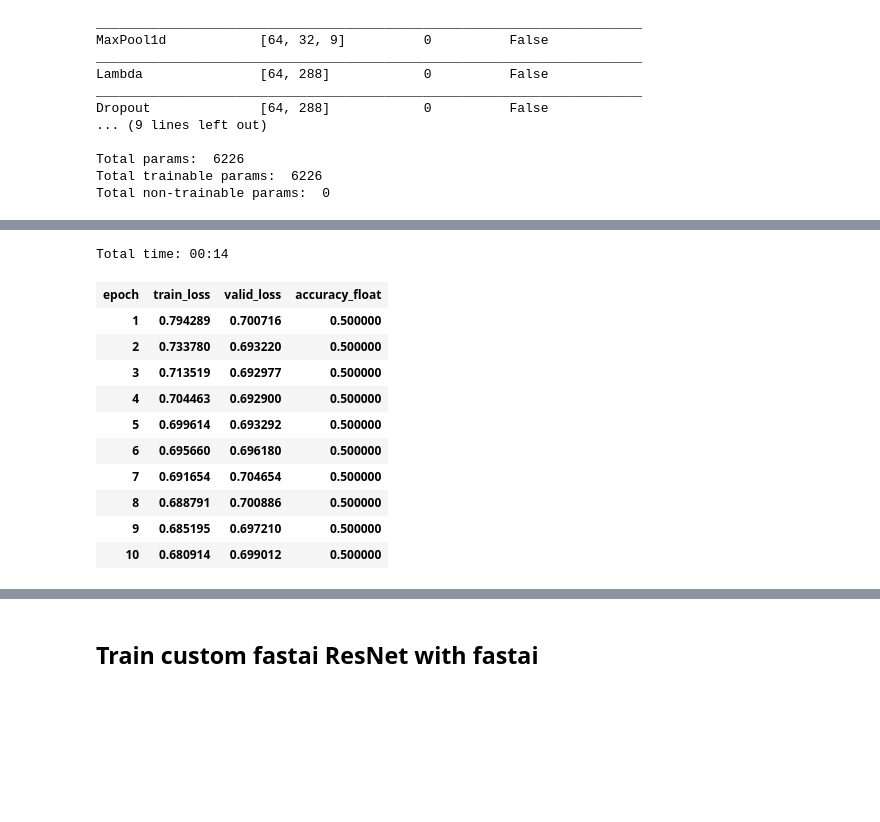
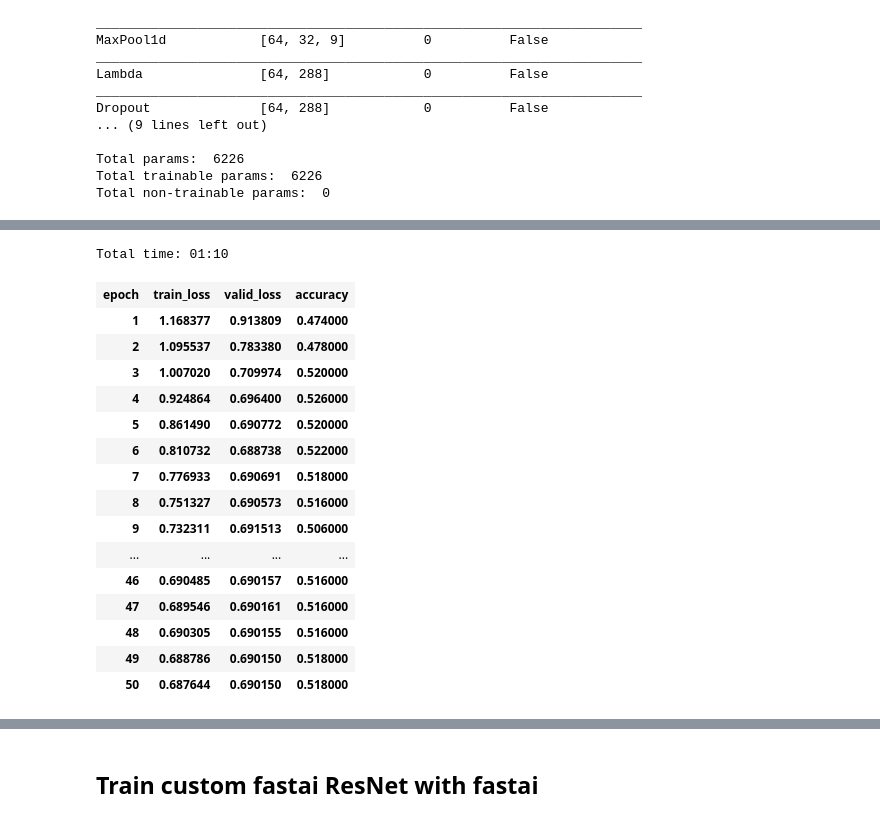
Before and after one commit to MicPie/genomics, a Jupyter notebook: DL_Genomics_v7.ipynb, the cells around one changed output, grey strips where cells are left out. Drawn from its saved outputs; the diff is of its cells as text; code cells hidden in the pictures; blank space fills up the shorter version.

```diff
--- a/DL_Genomics_v7.ipynb
+++ b/DL_Genomics_v7.ipynb
@@ -399,0 +404,15 @@ apply_init(net, nn.init.kaiming_normal_)
+# %%
+drop_p = 0.4
+# %%
+net_basic_fastai = nn.Sequential(ResizeInput(),
+                    nn.Conv1d(in_channels=4, out_channels=32, kernel_size=12),
+                    nn.MaxPool1d(kernel_size=4),
+                    Flatten(),
+                    nn.Dropout(drop_p),
+                    nn.Linear(in_features=288, out_features=16),
+                    nn.ReLU(),
+                    nn.Dropout(drop_p),
+                    nn.Linear(in_features=16, out_features=2),
+                    #nn.Dropout(drop_p), # not at the end?
+                    #Debugger()
+                   )
@@ -776,5 +812,5 @@ def accuracy_float(input:Tensor, targs:LongTensor)->Rank0Tensor:
 # %%
-learn = Learner(data, net, loss_func=BCEWithLogitsFlat(), metrics=accuracy_float)#, callback_fns=[TBLogger])
+learn = Learner(data, net_basic_fastai, loss_func=nn.CrossEntropyLoss(), metrics=accuracy)#_float)#, callback_fns=[TBLogger])
 # %%
 learn.summary()
 # %% [output]
@@ -803,0 +840,2 @@ LR Finder is complete, type {learner_name}.recorder.plot() to see the graph.
+# %%
+learn.fit(50, lr=1e-3)
@@ -804,18 +868,23 @@ LR Finder is complete, type {learner_name}.recorder.plot() to see the graph.
 # %%
-learn.fit_one_cycle(50, max_lr=1e-2)
+learn.fit_one_cycle(50, max_lr=1e-3)
 # %% [output]
-Total time: 00:14
+Total time: 01:10
-| epoch | train_loss | valid_loss | accuracy_float |
-| 1 | 0.794289 | 0.700716 | 0.500000 |
-| 2 | 0.733780 | 0.693220 | 0.500000 |
-| 3 | 0.713519 | 0.692977 | 0.500000 |
-| 4 | 0.704463 | 0.692900 | 0.500000 |
-| 5 | 0.699614 | 0.693292 | 0.500000 |
-| 6 | 0.695660 | 0.696180 | 0.500000 |
-| 7 | 0.691654 | 0.704654 | 0.500000 |
-| 8 | 0.688791 | 0.700886 | 0.500000 |
-| 9 | 0.685195 | 0.697210 | 0.500000 |
-| 10 | 0.680914 | 0.699012 | 0.500000 |
+| epoch | train_loss | valid_loss | accuracy |
+| 1 | 1.168377 | 0.913809 | 0.474000 |
+| 2 | 1.095537 | 0.783380 | 0.478000 |
+| 3 | 1.007020 | 0.709974 | 0.520000 |
+| 4 | 0.924864 | 0.696400 | 0.526000 |
+| 5 | 0.861490 | 0.690772 | 0.520000 |
+| 6 | 0.810732 | 0.688738 | 0.522000 |
+| 7 | 0.776933 | 0.690691 | 0.518000 |
+| 8 | 0.751327 | 0.690573 | 0.516000 |
+| 9 | 0.732311 | 0.691513 | 0.506000 |
+| ... | ... | ... | ... |
+| 46 | 0.690485 | 0.690157 | 0.516000 |
+| 47 | 0.689546 | 0.690161 | 0.516000 |
+| 48 | 0.690305 | 0.690155 | 0.516000 |
+| 49 | 0.688786 | 0.690150 | 0.518000 |
+| 50 | 0.687644 | 0.690150 | 0.518000 |
 # %%
 learn.recorder.plot_losses()
 # %% [output]
```
Also changed, not shown: parts of 63 cells of this notebook.
